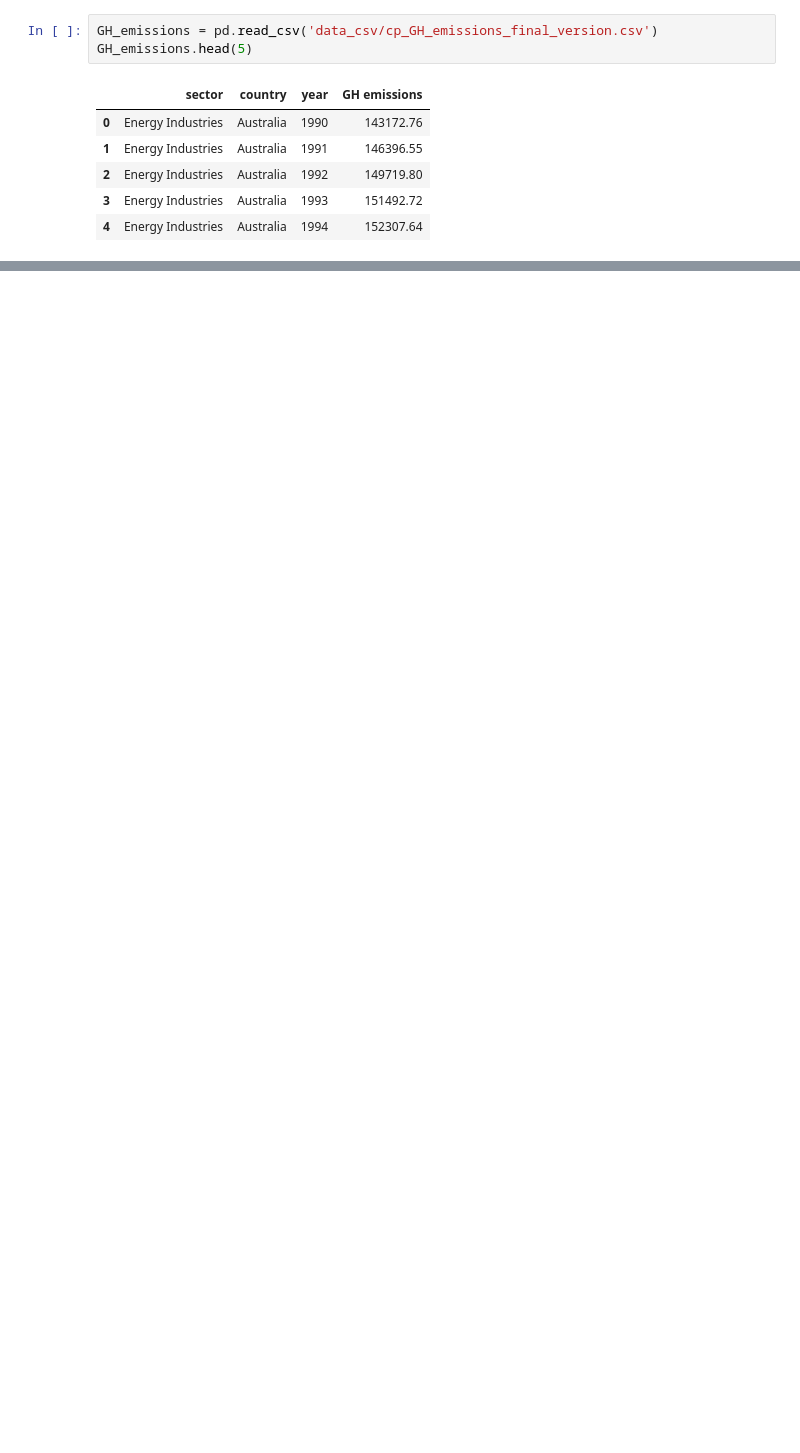
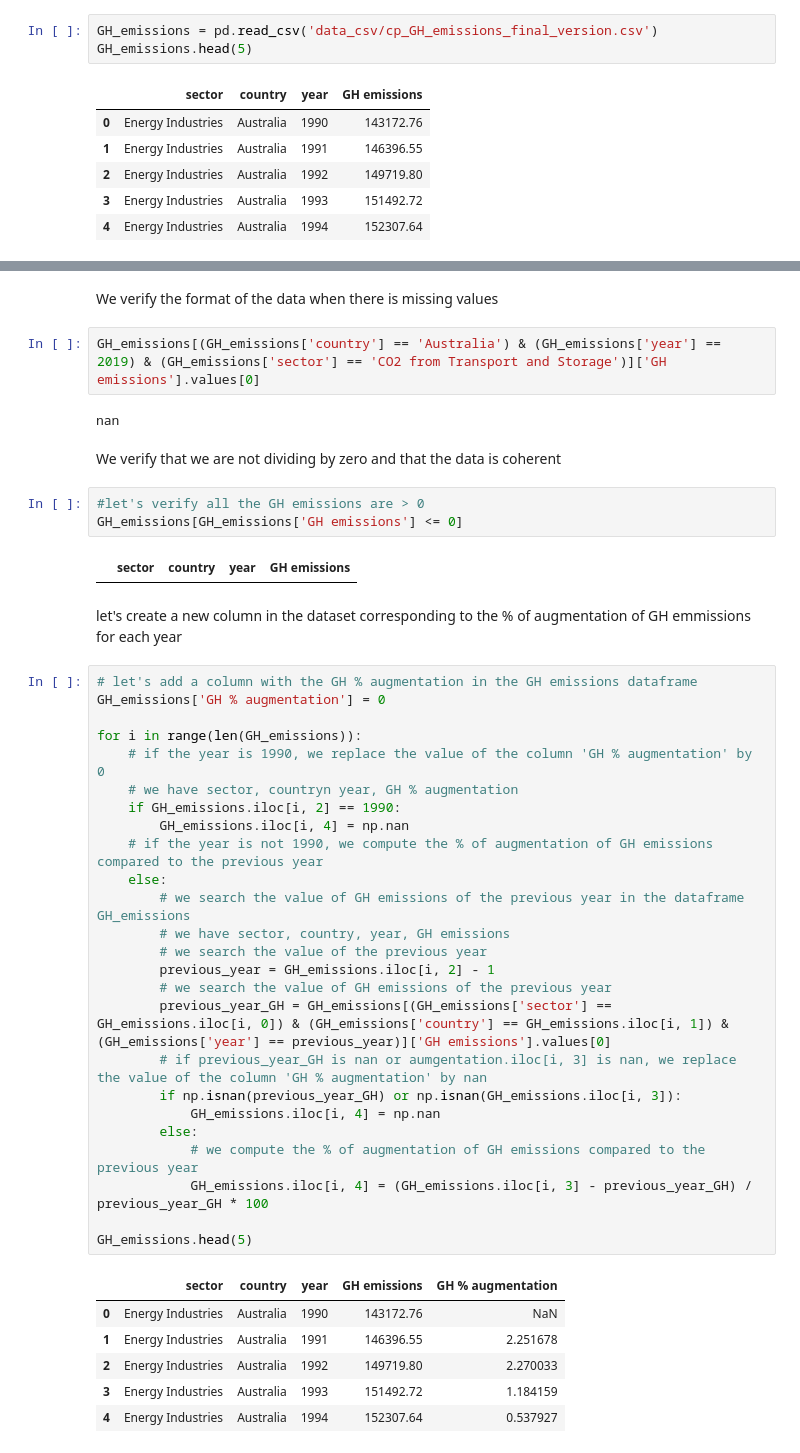
Before and after one commit to Maryam-Dollet/Webscraping_project, a Jupyter notebook: analysis_on_scraped_data.ipynb, the cells around one changed output, grey strips where cells are left out. Cells and saved outputs as stored; diff of their text form; blank space fills up the shorter version.

```diff
--- a/analysis_on_scraped_data.ipynb
+++ b/analysis_on_scraped_data.ipynb
@@ -196,0 +219,47 @@ GH_emissions.head(5)
+# %% [markdown]
+We verify the format of the data when there is missing values
+# %%
+GH_emissions[(GH_emissions['country'] == 'Australia') & (GH_emissions['year'] == 2019) & (GH_emissions['sector'] == 'CO2 from Transport and Storage')]['GH emissions'].values[0]
+# %% [output]
+nan
+# %% [markdown]
+We verify that we are not dividing by zero and that the data is coherent
+# %%
+#let's verify all the GH emissions are > 0
+GH_emissions[GH_emissions['GH emissions'] <= 0]
+# %% [output]
+|  | sector | country | year | GH emissions |
+# %% [markdown]
+let's create a new column in the dataset corresponding to the % of augmentation of GH emmissions for each year
+# %%
+# let's add a column with the GH % augmentation in the GH emissions dataframe
+GH_emissions['GH % augmentation'] = 0
+
+for i in range(len(GH_emissions)):
+    # if the year is 1990, we replace the value of the column 'GH % augmentation' by 0
+    # we have sector, countryn year, GH % augmentation
+    if GH_emissions.iloc[i, 2] == 1990:
+        GH_emissions.iloc[i, 4] = np.nan
+    # if the year is not 1990, we compute the % of augmentation of GH emissions compared to the previous year
+    else:
+        # we search the value of GH emissions of the previous year in the dataframe GH_emissions
+        # we have sector, country, year, GH emissions
+        # we search the value of the previous year
+        previous_year = GH_emissions.iloc[i, 2] - 1
+        # we search the value of GH emissions of the previous year
+        previous_year_GH = GH_emissions[(GH_emissions['sector'] == GH_emissions.iloc[i, 0]) & (GH_emissions['country'] == GH_emissions.iloc[i, 1]) & (GH_emissions['year'] == previous_year)]['GH emissions'].values[0]
+        # if previous_year_GH is nan or aumgentation.iloc[i, 3] is nan, we replace the value of the column 'GH % augmentation' by nan
+        if np.isnan(previous_year_GH) or np.isnan(GH_emissions.iloc[i, 3]):
+            GH_emissions.iloc[i, 4] = np.nan
+        else:
+            # we compute the % of augmentation of GH emissions compared to the previous year
+            GH_emissions.iloc[i, 4] = (GH_emissions.iloc[i, 3] - previous_year_GH) / previous_year_GH * 100
+
+GH_emissions.head(5)
+# %% [output]
+|  | sector | country | year | GH emissions | GH % augmentation |
+| 0 | Energy Industries | Australia | 1990 | 143172.76 | NaN |
+| 1 | Energy Industries | Australia | 1991 | 146396.55 | 2.251678 |
+| 2 | Energy Industries | Australia | 1992 | 149719.80 | 2.270033 |
+| 3 | Energy Industries | Australia | 1993 | 151492.72 | 1.184159 |
+| 4 | Energy Industries | Australia | 1994 | 152307.64 | 0.537927 |
```
Also changed, not shown: parts of 18 cells of this notebook, 1 other file.
